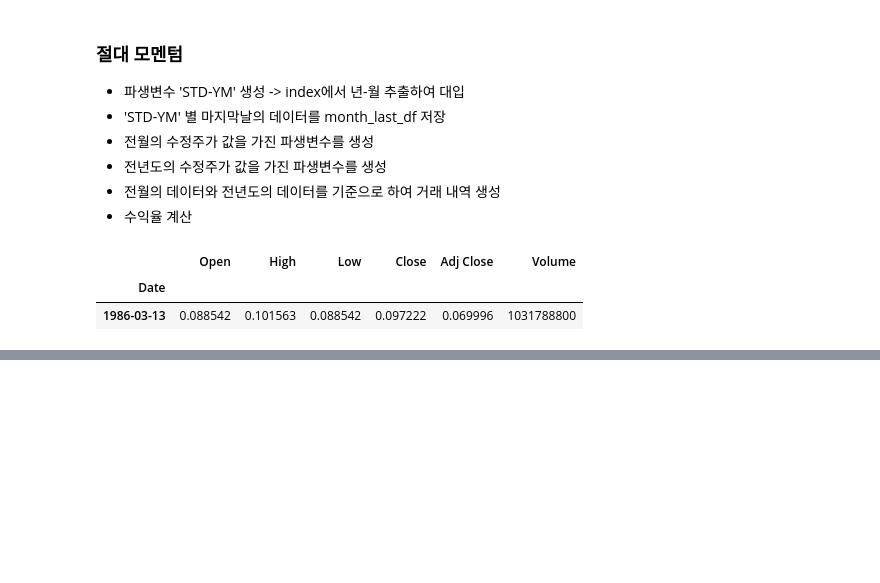
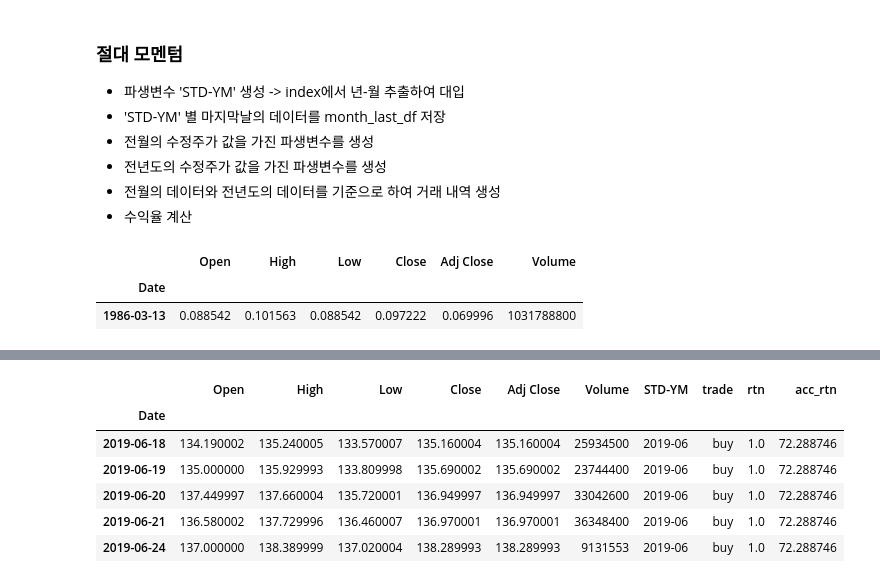
Before and after one commit to bsmoon-86/ubion-10, a Jupyter notebook: python/240227/03_momentum.ipynb, the cells around one changed output, grey strips where cells are left out. Cells and saved outputs as stored; diff of their text form; code cells hidden in the pictures; blank space fills up the shorter version.

```diff
--- a/python/240227/03_momentum.ipynb
+++ b/python/240227/03_momentum.ipynb
@@ -25,0 +98,17 @@ df.index = pd.to_datetime(df.index, format='%Y-%m-%d')
+# %%
+df['trade'] = ""
+
+for i in month_last_df.index:
+    signal = ""
+
+    # 절대 모멘텀 계산식
+    momentum_index = month_last_df.loc[i, 'BF_1M'] /\
+        month_last_df.loc[i, 'BF_12M'] - 1
+    flag = True if ( (momentum_index > 0) & (momentum_index != np.inf) ) \
+        else False
+
+    if flag:
+        signal = "buy"
+
+    print(f"날짜 : {i}, 모멘텀 인덱스 : {momentum_index}, flag : {flag}, signal : {signal}")
+    df.loc[i:, 'trade'] = signal
@@ -25,0 +140,13 @@ df.index = pd.to_datetime(df.index, format='%Y-%m-%d')
+# %%
+df['rtn'] = 1
+for i in df.index:
+    # 매수 조건식 (전날의 trade가 "" 오늘의 trade가 "buy")
+    if (df.shift().loc[i, 'trade'] == "") & (df.loc[i, 'trade'] == "buy"):
+        buy = df.loc[i, 'Adj Close']
+        print(f"매수일 : {i}, 매수가 : {buy}")
+    # 매도 조건식 (전날의 trade가 "buy" 오늘의 trade가 "")
+    elif (df.shift().loc[i, 'trade'] == "buy") & (df.loc[i, 'trade'] == ""):
+        sell = df.loc[i, 'Adj Close']
+        rtn = sell / buy
+        df.loc[i, 'rtn'] = rtn
+        print(f"매도일 : {i}, 매도가 : {sell}, 수익율 : {rtn}")
@@ -25,0 +173,12 @@ df.index = pd.to_datetime(df.index, format='%Y-%m-%d')
+# %%
+df['acc_rtn'] = df['rtn'].cumprod()
+# %%
+df.tail()
+# %% [output]
+|  | Open | High | Low | Close | Adj Close | Volume | STD-YM | trade | rtn | acc_rtn |
+| Date |  |  |  |  |  |  |  |  |  |  |
+| 2019-06-18 | 134.190002 | 135.240005 | 133.570007 | 135.160004 | 135.160004 | 25934500 | 2019-06 | buy | 1.0 | 72.288746 |
+| 2019-06-19 | 135.000000 | 135.929993 | 133.809998 | 135.690002 | 135.690002 | 23744400 | 2019-06 | buy | 1.0 | 72.288746 |
+| 2019-06-20 | 137.449997 | 137.660004 | 135.720001 | 136.949997 | 136.949997 | 33042600 | 2019-06 | buy | 1.0 | 72.288746 |
+| 2019-06-21 | 136.580002 | 137.729996 | 136.460007 | 136.970001 | 136.970001 | 36348400 | 2019-06 | buy | 1.0 | 72.288746 |
+| 2019-06-24 | 137.000000 | 138.389999 | 137.020004 | 138.289993 | 138.289993 | 9131553 | 2019-06 | buy | 1.0 | 72.288746 |
```
Also changed, not shown: parts of 11 cells of this notebook.
